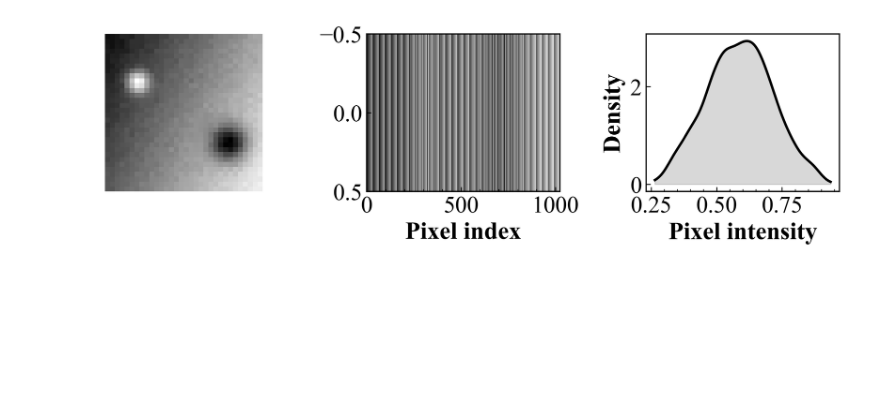
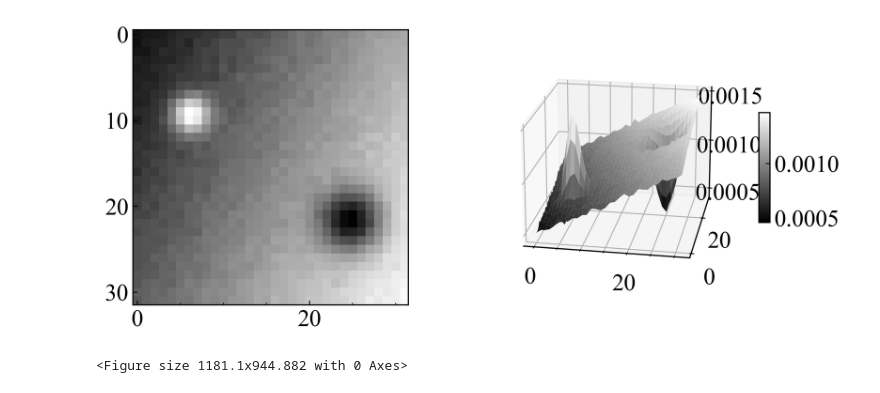
Before and after one commit to hungtrannam/probclust, a Jupyter notebook: notebooks/vis_imageExtraction.ipynb, the cells around one changed output. Saved outputs shown, nothing was run; the diff lists cells and outputs as text; code cells hidden in the pictures; blank space fills up the shorter version.

```diff
--- a/notebooks/vis_imageExtraction.ipynb
+++ b/notebooks/vis_imageExtraction.ipynb
@@ -42,39 +42,42 @@ image += 0.5*blob1 + 0.5*blob2
 # Thêm nhiễu nhỏ
 image += 0.01*np.random.randn(M, N)
 image = np.clip(image, 0, 1)
-
-# 2. Duỗi thẳng thành vector
-pixels = image.ravel().reshape(-1, 1)
-
-# 3. Ước lượng mật độ bằng KDE Gauss (Silverman bandwidth approx)
-sigma = np.std(pixels)
-n = len(pixels)
-h = 0.9 * sigma * n ** (-1/5)
-kde = KernelDensity(kernel="gaussian", bandwidth=h).fit(pixels)
-
-# 4. Lưới để vẽ mật độ
-u = np.linspace(pixels.min(), pixels.max(), 256)[:, None]
-log_dens = kde.score_samples(u)
-dens = np.exp(log_dens)
-
-# 5. Vẽ minh họa
-fig, axes = plt.subplots(1, 3, figsize=(9, 3))
-
-temp(fontsize=18)
-axes[0].imshow(image, cmap="gray")
-axes[0].axis("off")
-
-axes[1].imshow(pixels.reshape(1, -1), cmap="gray", aspect="auto")
-axes[1].set_xlabel("Pixel index")
-
-axes[2].plot(u[:, 0], dens, color='black')
-axes[2].fill_between(u[:, 0], dens, color='gray', alpha=0.3)
-axes[2].set_xlabel("Pixel intensity")
-axes[2].set_ylabel("Density")
-
-
-plt.tight_layout()
-plt.savefig("kde_image_density.pdf", dpi=300)
-plt.show()
-# %% [output]
-[figure, removed]
+# %%
+import numpy as np
+import matplotlib.pyplot as plt
+from mpl_toolkits.mplot3d import Axes3D  # cần để kích hoạt 3D
+
+# --- 2. Ước lượng vị trí điểm ảnh thành phân phối xác suất ---
+weights = image.copy()
+pdf = weights / weights.sum()  # phân phối chuẩn hóa
+
+# --- Lưới cho 3D ---
+M, N = image.shape
+X, Y = np.meshgrid(np.arange(N), np.arange(M))
+
+# --- 3. Vẽ hình gốc và phân phối xác suất ---
+fig = plt.figure(figsize=(10, 4))
+temp(20)
+# Ảnh giả lập 2D
+ax1 = fig.add_subplot(121)
+im0 = ax1.imshow(image, cmap="gray")
+
+# 3D surface cho phân phối xác suất
+ax2 = fig.add_subplot(122, projection="3d")
+
+surf = ax2.plot_surface(
+    X, Y, pdf,
+    cmap="gray",
+    linewidth=1, antialiased=True, shade=True
+)
+
+ax2.view_init(elev=20, azim=-80)  # chỉnh góc nhìn
+
+fig.colorbar(surf, shrink=0.4, aspect=10)
+plt.show()
+
+plt.tight_layout()
+plt.show()
+# %% [output]
+[figure, added]
+<Figure size 1181.1x944.882 with 0 Axes>
```
Also changed, not shown: parts of 2 cells of this notebook, 14 other files.
